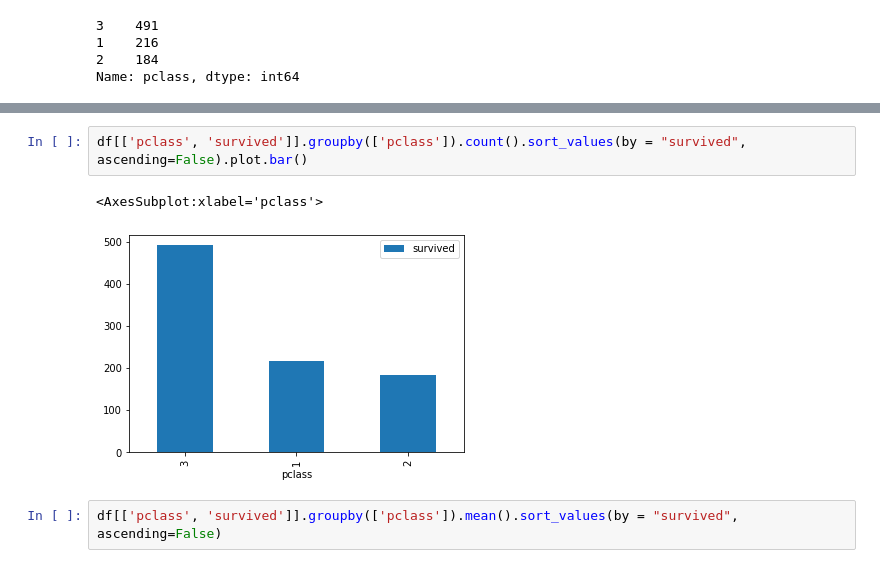
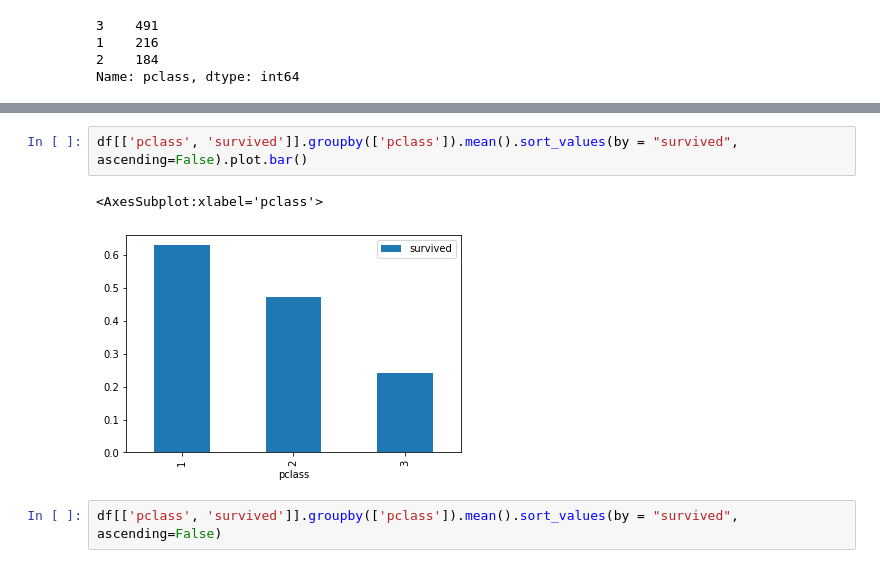
Before and after one commit to ave2407/yandex_ML, a Jupyter notebook: test_project/titanic.ipynb, the cells around one changed output, grey strips where cells are left out. Drawn from its saved outputs; the diff is of its cells as text.

```diff
--- a/test_project/titanic.ipynb
+++ b/test_project/titanic.ipynb
@@ -116,8 +129,8 @@ Name: pclass, dtype: int64
 # %%
-df[['pclass', 'survived']].groupby(['pclass']).count().sort_values(by = "survived", ascending=False).plot.bar()
+df[['pclass', 'survived']].groupby(['pclass']).mean().sort_values(by = "survived", ascending=False).plot.bar()
 # %% [output]
 <AxesSubplot:xlabel='pclass'>
-[figure, old version]
+[figure, new version]
 # %%
 df[['pclass', 'survived']].groupby(['pclass']).mean().sort_values(by = "survived", ascending=False)
 # %% [output]
```
Also changed, not shown: parts of 8 cells of this notebook.
